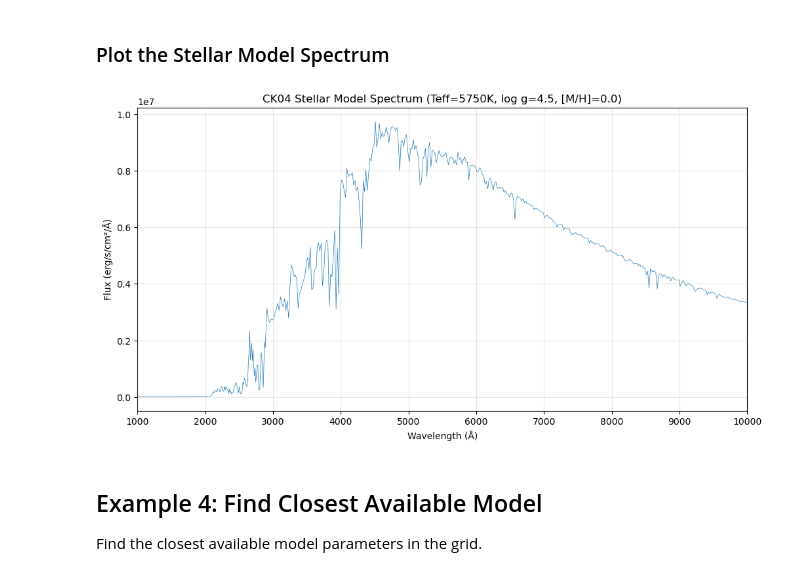
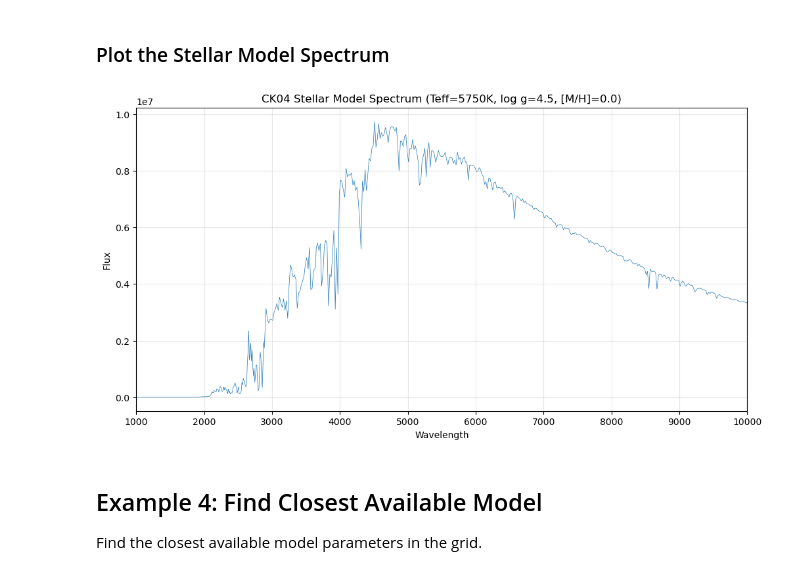
Before and after one commit to ritviksainarayan/starfuSED, a Jupyter notebook: example_usage.ipynb, the cells around one changed output. Saved outputs shown, nothing was run; the diff lists cells and outputs as text; code cells hidden in the pictures.

```diff
--- a/example_usage.ipynb
+++ b/example_usage.ipynb
@@ -124,14 +124,14 @@ Loaded spectrum with 1221 wavelength points
 # %%
 plt.figure(figsize=(12, 6))
 plt.plot(spectrum['wavelength'], spectrum['flux'], linewidth=0.5)
-plt.xlabel('Wavelength (Å)')
-plt.ylabel('Flux (erg/s/cm²/Å)')
+plt.xlabel('Wavelength')
+plt.ylabel('Flux')
 plt.title('CK04 Stellar Model Spectrum (Teff=5750K, log g=4.5, [M/H]=0.0)')
 plt.xlim(1000, 10000)
 plt.grid(True, alpha=0.3)
 plt.show()
 # %% [output]
-[figure, old version]
+[figure, new version]
 # %% [markdown]
 ## Example 4: Find Closest Available Model
 
```
Also changed, not shown: parts of 1 cell of this notebook.
